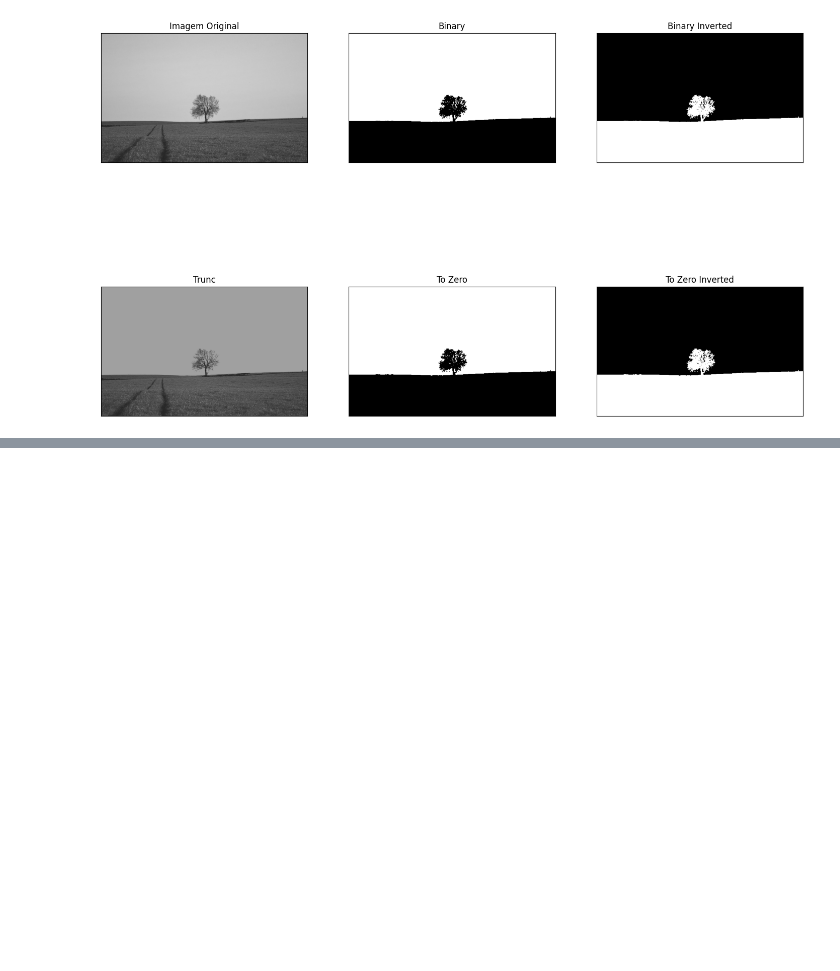
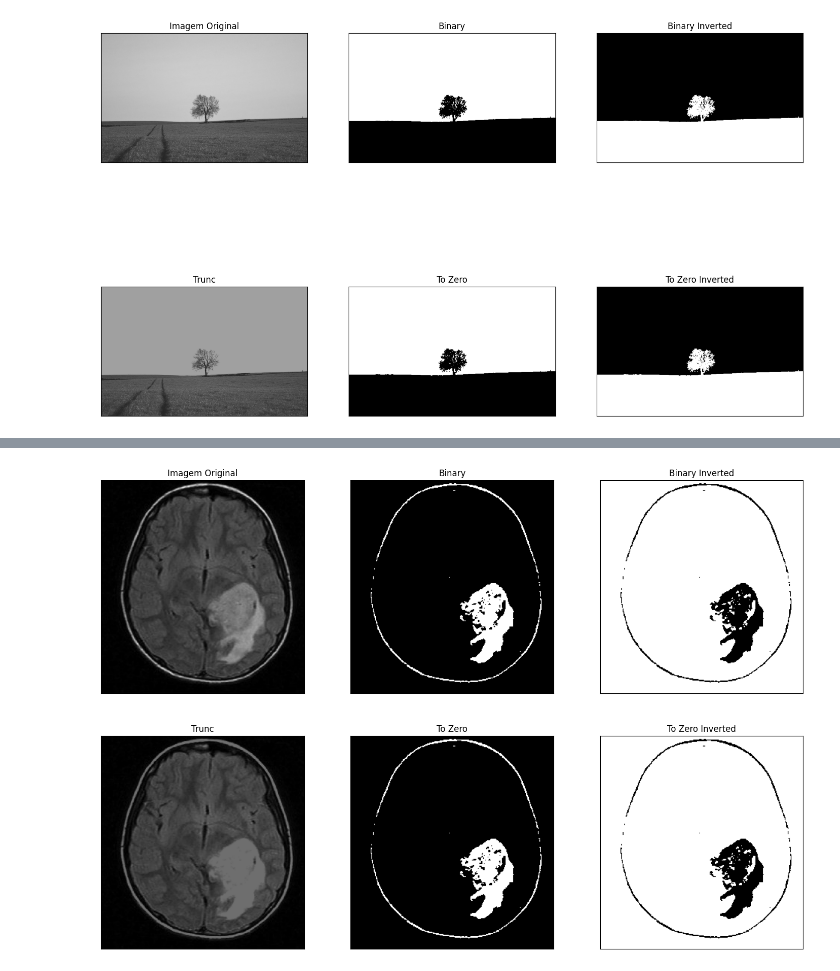
Before and after one commit to RitaDCassia/CNN, a Jupyter notebook: tipos_limiarizacao.ipynb, the cells around one changed output, grey strips where cells are left out. Drawn from its saved outputs; the diff is of its cells as text; code cells hidden in the pictures; blank space fills up the shorter version.

```diff
--- a/tipos_limiarizacao.ipynb
+++ b/tipos_limiarizacao.ipynb
@@ -62,0 +69,5 @@ exibir_limiarizacao(gray, limiar)
+# %%
+limiar = 110
+exibir_limiarizacao(gray, limiar)
+# %% [output]
+[figure, added]
```
Also changed, not shown: parts of 1 cell of this notebook.
